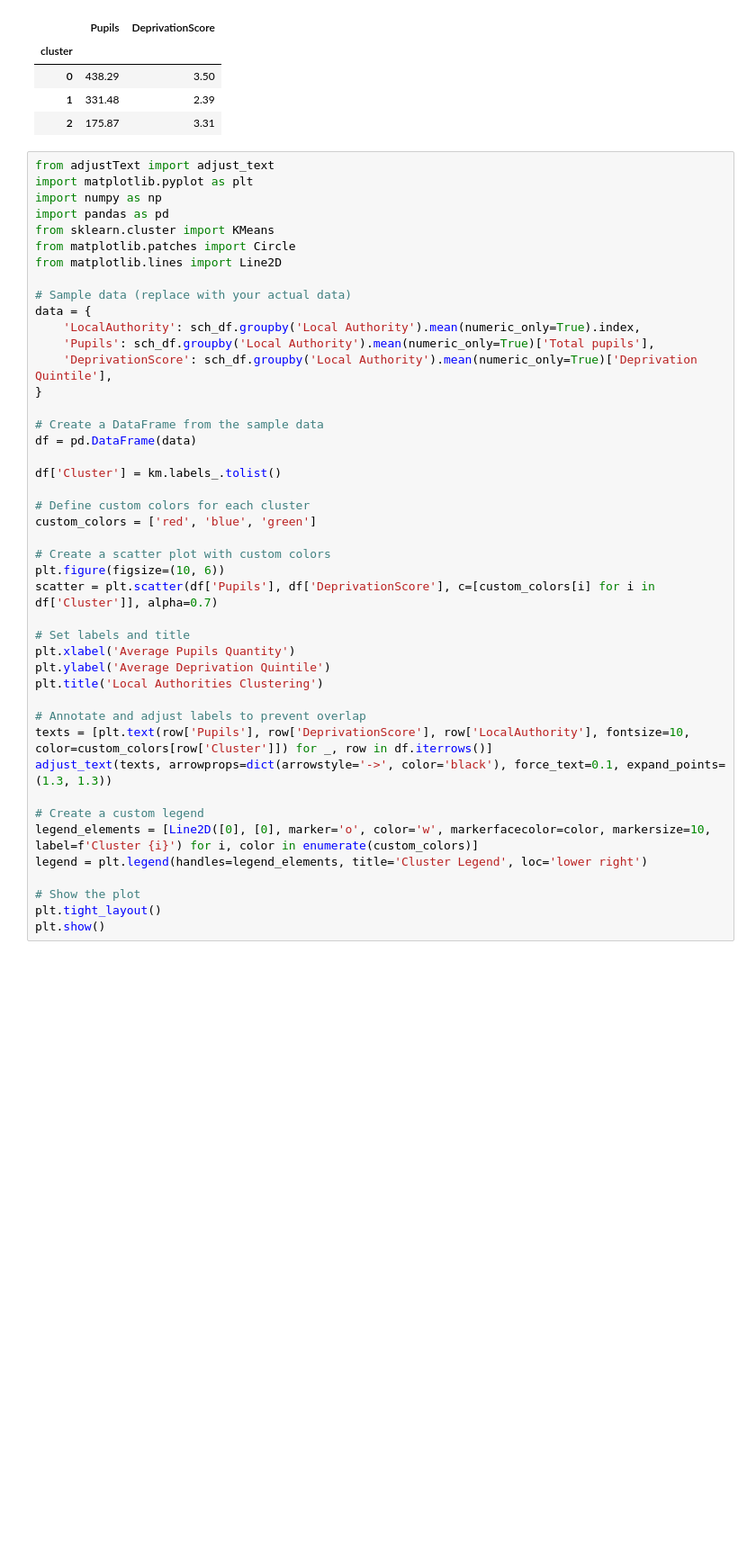
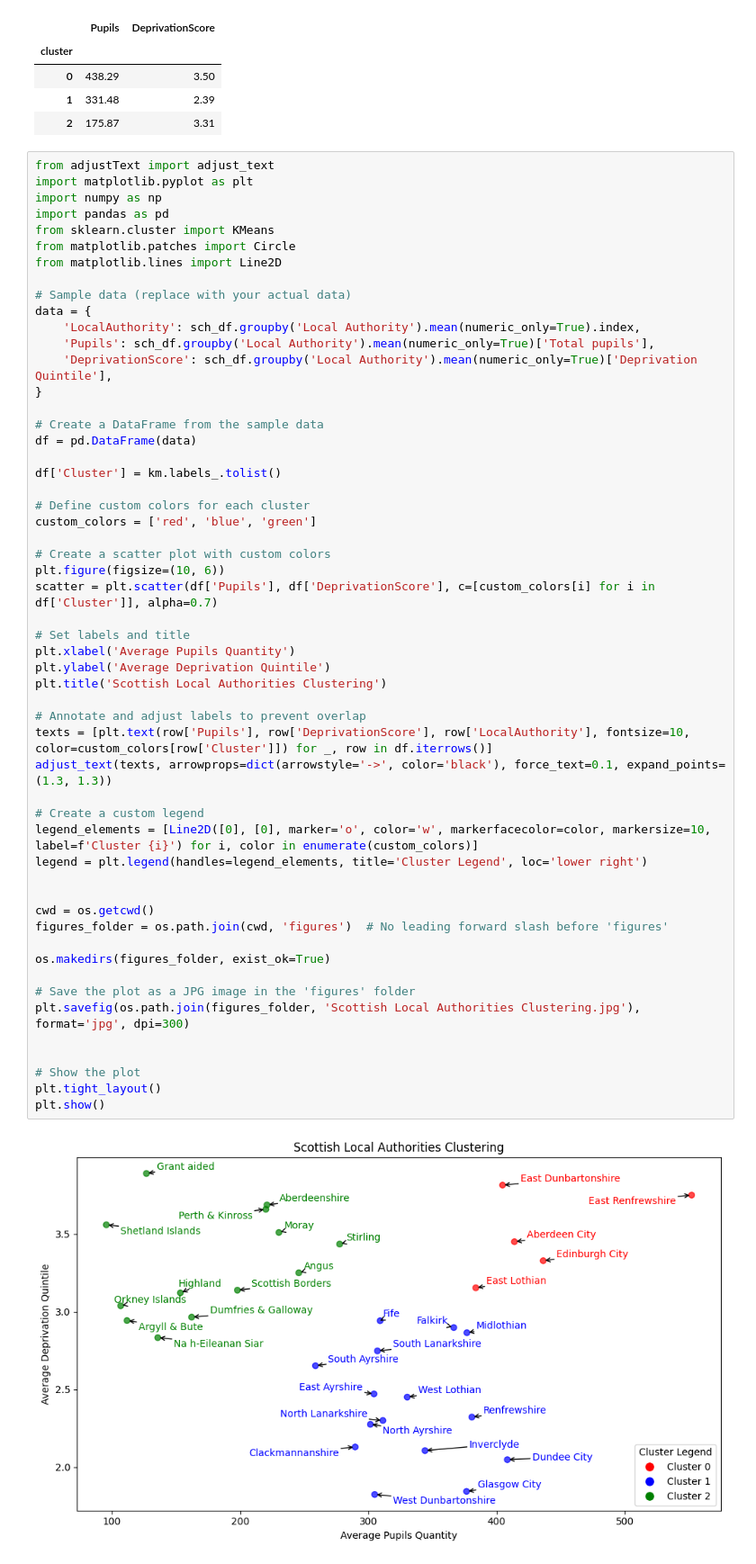
Before and after one commit to mrzeynalli/scotland_schools, a Jupyter notebook: kmeans_clustering.ipynb, the cells around one changed output. Shown: that part at 90% size. Drawn from its saved outputs; the diff is of its cells as text; blank space fills up the shorter version.

```diff
--- a/kmeans_clustering.ipynb
+++ b/kmeans_clustering.ipynb
@@ -191,31 +192,43 @@ data = {
     'DeprivationScore': sch_df.groupby('Local Authority').mean(numeric_only=True)['Deprivation Quintile'],
 }
 
 # Create a DataFrame from the sample data
 df = pd.DataFrame(data)
 
 df['Cluster'] = km.labels_.tolist()
 
 # Define custom colors for each cluster
 custom_colors = ['red', 'blue', 'green']
 
 # Create a scatter plot with custom colors
 plt.figure(figsize=(10, 6))
 scatter = plt.scatter(df['Pupils'], df['DeprivationScore'], c=[custom_colors[i] for i in df['Cluster']], alpha=0.7)
 
 # Set labels and title
 plt.xlabel('Average Pupils Quantity')
 plt.ylabel('Average Deprivation Quintile')
-plt.title('Local Authorities Clustering')
+plt.title('Scottish Local Authorities Clustering')
 
 # Annotate and adjust labels to prevent overlap
 texts = [plt.text(row['Pupils'], row['DeprivationScore'], row['LocalAuthority'], fontsize=10, color=custom_colors[row['Cluster']]) for _, row in df.iterrows()]
 adjust_text(texts, arrowprops=dict(arrowstyle='->', color='black'), force_text=0.1, expand_points=(1.3, 1.3))
 
 # Create a custom legend
 legend_elements = [Line2D([0], [0], marker='o', color='w', markerfacecolor=color, markersize=10, label=f'Cluster {i}') for i, color in enumerate(custom_colors)]
 legend = plt.legend(handles=legend_elements, title='Cluster Legend', loc='lower right')
 
+
+cwd = os.getcwd()
+figures_folder = os.path.join(cwd, 'figures')  # No leading forward slash before 'figures'
+
+os.makedirs(figures_folder, exist_ok=True)
+
+# Save the plot as a JPG image in the 'figures' folder
+plt.savefig(os.path.join(figures_folder, 'Scottish Local Authorities Clustering.jpg'), format='jpg', dpi=300)
+
+
 # Show the plot
 plt.tight_layout()
 plt.show()
+# %% [output]
+[figure, added]
```
Also changed, not shown: parts of 1 cell of this notebook, 4 other files.
